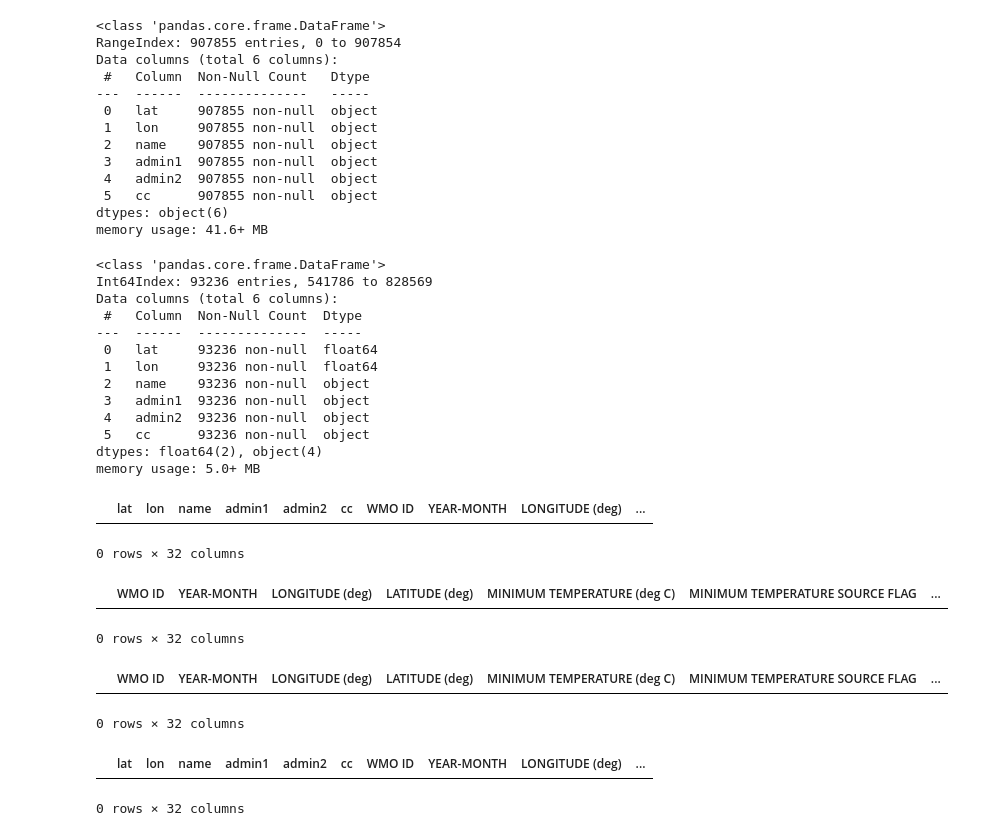
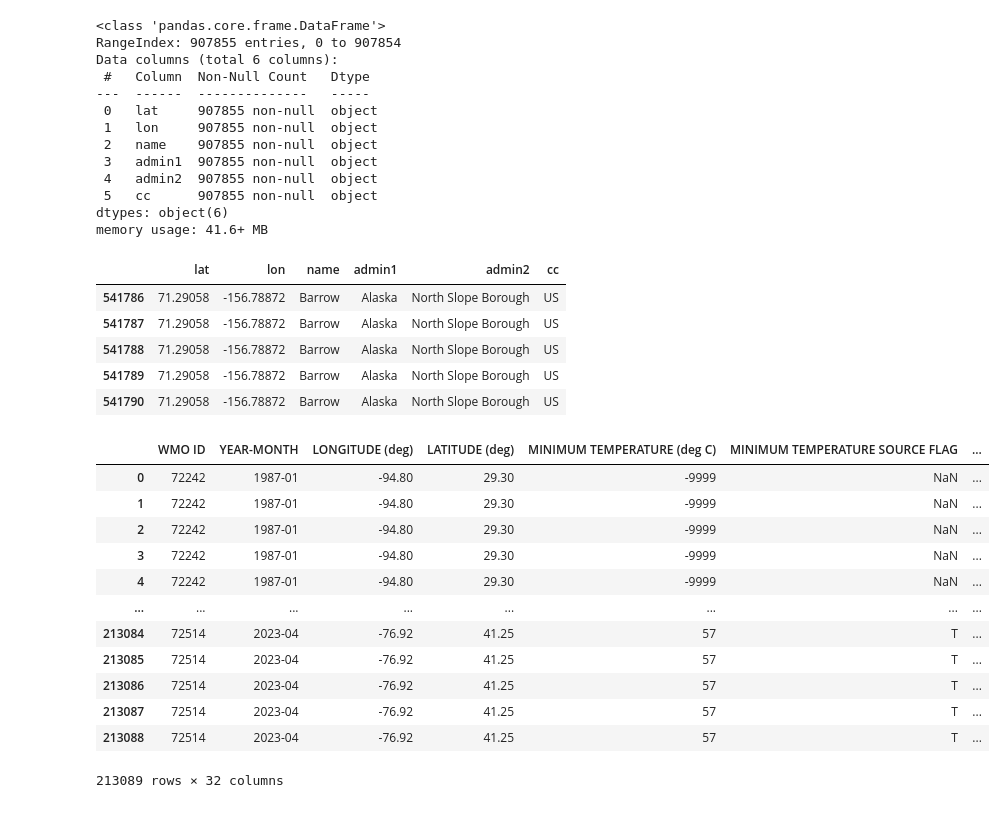
Before and after one commit to CaitlinC91/USDACENSUS_Capstone, a Jupyter notebook: notebooks/mcdw.ipynb, the cells around one changed output. Cells and saved outputs as stored; diff of their text form; code cells hidden in the pictures.

Commit message:
'location success!'

```diff
--- a/notebooks/mcdw.ipynb
+++ b/notebooks/mcdw.ipynb
@@ -162,40 +164,36 @@ location_df['lon'] = location_df['lon'].astype(float)
 # %%
 #testing country and state name.
 US = location_df[location_df['cc'] == 'US']
-US.info()
+US.head()
 # %% [output]
-<class 'pandas.core.frame.DataFrame'>
-Int64Index: 93236 entries, 541786 to 828569
-Data columns (total 6 columns):
- #   Column  Non-Null Count  Dtype
----  ------  --------------  -----
- 0   lat     93236 non-null  float64
- 1   lon     93236 non-null  float64
- 2   name    93236 non-null  object
- 3   admin1  93236 non-null  object
- 4   admin2  93236 non-null  object
- 5   cc      93236 non-null  object
-dtypes: float64(2), object(4)
-memory usage: 5.0+ MB
+|  | lat | lon | name | admin1 | admin2 | cc |
+| 541786 | 71.29058 | -156.78872 | Barrow | Alaska | North Slope Borough | US |
+| 541787 | 71.29058 | -156.78872 | Barrow | Alaska | North Slope Borough | US |
+| 541788 | 71.29058 | -156.78872 | Barrow | Alaska | North Slope Borough | US |
+| 541789 | 71.29058 | -156.78872 | Barrow | Alaska | North Slope Borough | US |
+| 541790 | 71.29058 | -156.78872 | Barrow | Alaska | North Slope Borough | US |
-# %%
-merged_df = pd.merge(US, mcdw, left_on=['lat', 'lon'], right_on=['LATITUDE (deg)', 'LONGITUDE (deg)'])
-merged_df[merged_df['cc'] == 'US']
-# %% [output]
-|  | lat | lon | name | admin1 | admin2 | cc | WMO ID | YEAR-MONTH | LONGITUDE (deg) | ... |
-0 rows × 32 columns
+# %%
+#Rounding lat and lon numbers to hopefully make merging better
+location_df= location_df.round(decimals=2)
+mcdw['LONGITUDE (deg)'] = mcdw['LONGITUDE (deg)'].round(decimals = 2)
+mcdw['LONGITUDE (deg)'] = mcdw['LONGITUDE (deg)'].round(decimals = 2)
+US = US.round(decimals = 2)
 # %%
 mcdw['lat'] = mcdw['LATITUDE (deg)']
 mcdw['lon'] = mcdw['LONGITUDE (deg)']
-merged_df = mcdw.merge(US, how = 'inner', on = ['lat', 'lon'])
-merged_df.head()
+us_weather = mcdw.merge(US, how = 'inner', on = ['lat', 'lon'])
+us_weather
 # %% [output]
 |  | WMO ID | YEAR-MONTH | LONGITUDE (deg) | LATITUDE (deg) | MINIMUM TEMPERATURE (deg C) | MINIMUM TEMPERATURE SOURCE FLAG | ... |
+| 0 | 72242 | 1987-01 | -94.80 | 29.30 | -9999 | NaN | ... |
+| 1 | 72242 | 1987-01 | -94.80 | 29.30 | -9999 | NaN | ... |
+| 2 | 72242 | 1987-01 | -94.80 | 29.30 | -9999 | NaN | ... |
+| 3 | 72242 | 1987-01 | -94.80 | 29.30 | -9999 | NaN | ... |
+| 4 | 72242 | 1987-01 | -94.80 | 29.30 | -9999 | NaN | ... |
+| ... | ... | ... | ... | ... | ... | ... | ... |
+| 213084 | 72514 | 2023-04 | -76.92 | 41.25 | 57 | T | ... |
+| 213085 | 72514 | 2023-04 | -76.92 | 41.25 | 57 | T | ... |
+| 213086 | 72514 | 2023-04 | -76.92 | 41.25 | 57 | T | ... |
+| 213087 | 72514 | 2023-04 | -76.92 | 41.25 | 57 | T | ... |
+| 213088 | 72514 | 2023-04 | -76.92 | 41.25 | 57 | T | ... |
-0 rows × 32 columns
+213089 rows × 32 columns
-# %%
-left_merged = pd.merge(
-...     US, mcdw, how="left", on=["lat", "lon"])
-
-merged_df.head()
-# %% [output]
-|  | WMO ID | YEAR-MONTH | LONGITUDE (deg) | LATITUDE (deg) | MINIMUM TEMPERATURE (deg C) | MINIMUM TEMPERATURE SOURCE FLAG | ... |
-0 rows × 32 columns
@@ -209,5 +199,0 @@ inner_joined_total = US.join(
-# %%
-inner_joined_total
-# %% [output]
-|  | lat | lon | name | admin1 | admin2 | cc | WMO ID | YEAR-MONTH | LONGITUDE (deg) | ... |
-0 rows × 32 columns
```
Also changed, not shown: parts of 3 cells of this notebook, 1 other file.
